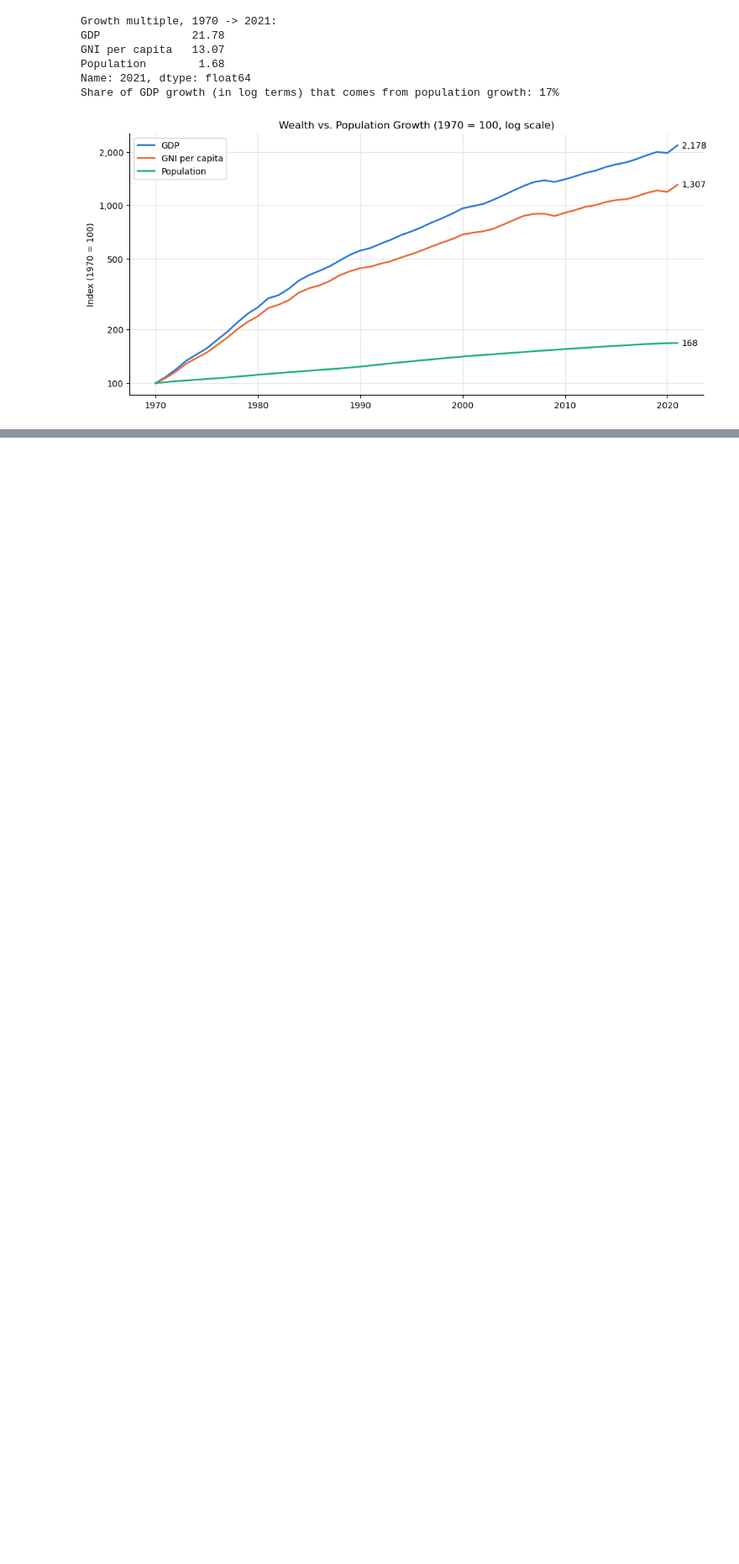
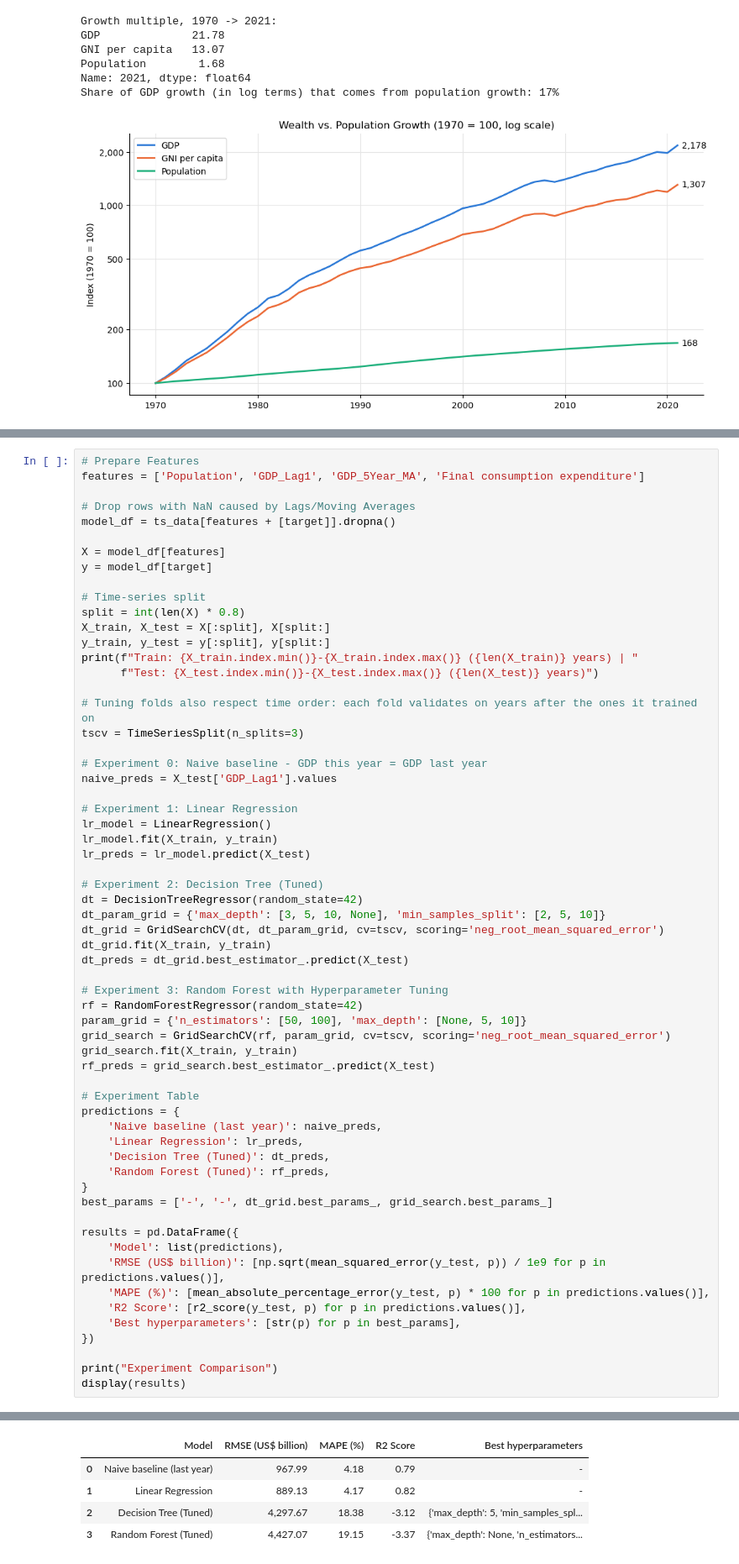
Before and after one commit to jbyiringiro/gdp-time-series-pipeline, a Jupyter notebook: Building_a_Pipeline_for_Time_Series_Data.ipynb, the cells around one changed output, grey strips where cells are left out. Shown at 84% size. Saved outputs shown, nothing was run; the diff lists cells and outputs as text; blank space fills up the shorter version.

```diff
--- a/Building_a_Pipeline_for_Time_Series_Data.ipynb
+++ b/Building_a_Pipeline_for_Time_Series_Data.ipynb
@@ -576,0 +596,62 @@ These figures are in current dollars, so part of the rise in income per person i
+# %%
+# Prepare Features
+features = ['Population', 'GDP_Lag1', 'GDP_5Year_MA', 'Final consumption expenditure']
+
+# Drop rows with NaN caused by Lags/Moving Averages
+model_df = ts_data[features + [target]].dropna()
+
+X = model_df[features]
+y = model_df[target]
+
+# Time-series split
+split = int(len(X) * 0.8)
+X_train, X_test = X[:split], X[split:]
+y_train, y_test = y[:split], y[split:]
+print(f"Train: {X_train.index.min()}-{X_train.index.max()} ({len(X_train)} years) | "
+      f"Test: {X_test.index.min()}-{X_test.index.max()} ({len(X_test)} years)")
+
+# Tuning folds also respect time order: each fold validates on years after the ones it trained on
+tscv = TimeSeriesSplit(n_splits=3)
+
+# Experiment 0: Naive baseline - GDP this year = GDP last year
+naive_preds = X_test['GDP_Lag1'].values
+
+# Experiment 1: Linear Regression
+lr_model = LinearRegression()
+lr_model.fit(X_train, y_train)
+lr_preds = lr_model.predict(X_test)
+
+# Experiment 2: Decision Tree (Tuned)
+dt = DecisionTreeRegressor(random_state=42)
+dt_param_grid = {'max_depth': [3, 5, 10, None], 'min_samples_split': [2, 5, 10]}
+dt_grid = GridSearchCV(dt, dt_param_grid, cv=tscv, scoring='neg_root_mean_squared_error')
+dt_grid.fit(X_train, y_train)
+dt_preds = dt_grid.best_estimator_.predict(X_test)
+
+# Experiment 3: Random Forest with Hyperparameter Tuning
+rf = RandomForestRegressor(random_state=42)
+param_grid = {'n_estimators': [50, 100], 'max_depth': [None, 5, 10]}
+grid_search = GridSearchCV(rf, param_grid, cv=tscv, scoring='neg_root_mean_squared_error')
+grid_search.fit(X_train, y_train)
+rf_preds = grid_search.best_estimator_.predict(X_test)
+
+# Experiment Table
+predictions = {
+    'Naive baseline (last year)': naive_preds,
+    'Linear Regression': lr_preds,
+    'Decision Tree (Tuned)': dt_preds,
+    'Random Forest (Tuned)': rf_preds,
+}
+best_params = ['-', '-', dt_grid.best_params_, grid_search.best_params_]
+
+results = pd.DataFrame({
+    'Model': list(predictions),
+    'RMSE (US$ billion)': [np.sqrt(mean_squared_error(y_test, p)) / 1e9 for p in predictions.values()],
+    'MAPE (%)': [mean_absolute_percentage_error(y_test, p) * 100 for p in predictions.values()],
+    'R2 Score': [r2_score(y_test, p) for p in predictions.values()],
+    'Best hyperparameters': [str(p) for p in best_params],
+})
+
+print("Experiment Comparison")
+display(results)
+# %% [output]
@@ -576,0 +660,5 @@ These figures are in current dollars, so part of the rise in income per person i
+|  | Model | RMSE (US$ billion) | MAPE (%) | R2 Score | Best hyperparameters |
+| 0 | Naive baseline (last year) | 967.99 | 4.18 | 0.79 | - |
+| 1 | Linear Regression | 889.13 | 4.17 | 0.82 | - |
+| 2 | Decision Tree (Tuned) | 4,297.67 | 18.38 | -3.12 | {'max_depth': 5, 'min_samples_spl... |
+| 3 | Random Forest (Tuned) | 4,427.07 | 19.15 | -3.37 | {'max_depth': None, 'n_estimators... |
```
Also changed, not shown: parts of 5 cells of this notebook, 1 other file.
